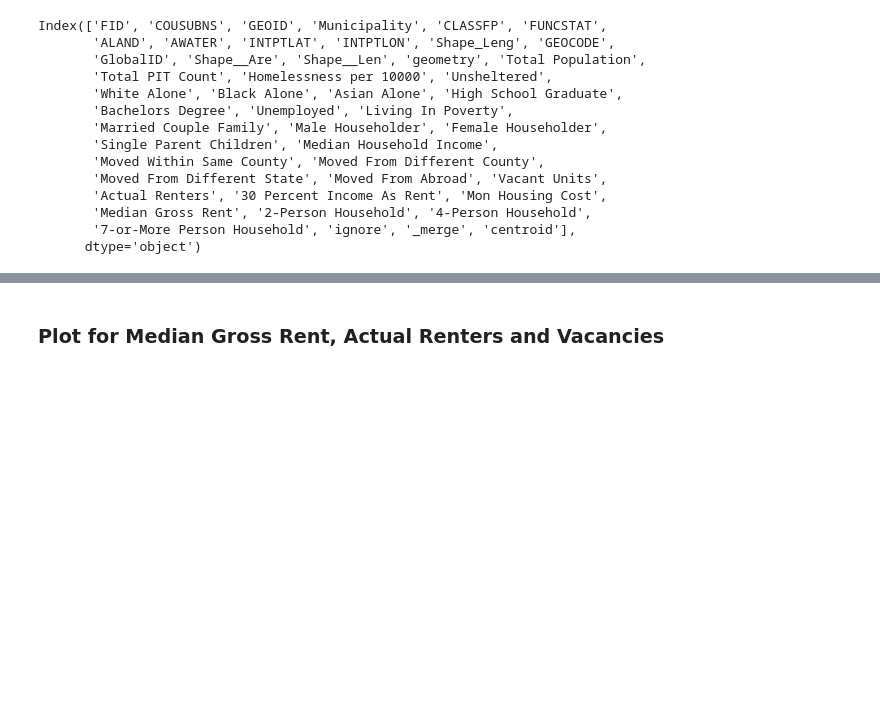
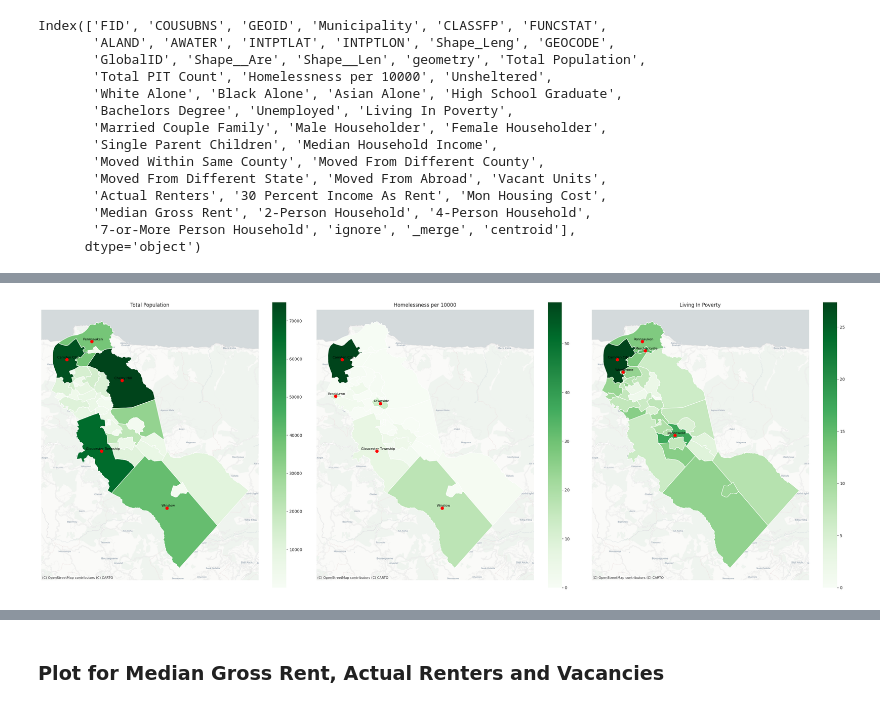
Before and after one commit to Funmiadebajo/GIS, a Jupyter notebook: PS4.ipynb, the cells around one changed output, grey strips where cells are left out. Drawn from its saved outputs; the diff is of its cells as text; code cells hidden in the pictures; blank space fills up the shorter version.

```diff
--- a/PS4.ipynb
+++ b/PS4.ipynb
@@ -554,3 +477,83 @@ Index(['FID', 'COUSUBNS', 'GEOID', 'Municipality', 'CLASSFP', 'FUNCSTAT',
        'Median Gross Rent', '2-Person Household', '4-Person Household',
        '7-or-More Person Household', 'ignore', '_merge', 'centroid'],
       dtype='object')
+# %%
+import contextily as cx
+
+# Ensure geometry is projected to a suitable CRS (e.g., EPSG:3857 for web maps)
+if not merged_data.crs or merged_data.crs.is_geographic:
+    merged_data = merged_data.to_crs(epsg=3857)
+
+# Convert relevant columns to numeric types, handling missing values
+columns_to_numeric = [
+    'Total Population',
+    'Homelessness per 10000',
+    'Living In Poverty',
+]
+for col in columns_to_numeric:
+    if col in merged_data.columns:
+        merged_data[col] = pd.to_numeric(merged_data[col], errors='coerce')
+
+# Drop rows where key metrics are NaN to ensure valid sorting and plotting
+cleaned_data = merged_data.dropna(subset=columns_to_numeric, how='any')
+
+# Get top 5 municipalities for each metric after ensuring numeric conversion
+top_5_pop = cleaned_data.nlargest(5, 'Total Population')
+top_5_homeless = cleaned_data.nlargest(5, 'Homelessness per 10000')
+top_5_poverty = cleaned_data.nlargest(5, 'Living In Poverty')
+
+# Function to annotate top 5 municipalities on each map
+def annotate_top_5(ax, top_5_data):
+    for idx, row in top_5_data.iterrows():
+        # Ensure centroids are computed on valid geometries
+        if row.geometry.is_valid:
+            centroid = row.geometry.centroid
+            ax.annotate(
+                row['Municipality'],
+                xy=(centroid.x, centroid.y),
+                xytext=(3, 3),
+                textcoords="offset points",
+                fontsize=8,
+                ha='center',
+                color='black'
+            )
+            ax.scatter(centroid.x, centroid.y, color='red', s=50, zorder=5)
+
+fig, axes = plt.subplots(1, 3, figsize=(28, 10))
+
+# Total Population
+cleaned_data.plot(
+    column='Total Population', cmap='Greens', legend=True, ax=axes[0],
+    missing_kwds={'color': 'lightgrey'}
+)
+axes[0].set_title('Total Population')
+annotate_top_5(axes[0], top_5_pop)
+cx.add_basemap(axes[0], source=cx.providers.CartoDB.Positron)
+axes[0].set_xticks([])
+axes[0].set_yticks([])
+
+# Homelessness per 10000
+cleaned_data.plot(
+    column='Homelessness per 10000', cmap='Greens', legend=True, ax=axes[1],
+    missing_kwds={'color': 'lightgrey'}
+)
+axes[1].set_title('Homelessness per 10000')
+annotate_top_5(axes[1], top_5_homeless)
+cx.add_basemap(axes[1], source=cx.providers.CartoDB.Positron)
+axes[1].set_xticks([])
+axes[1].set_yticks([])
+
+# Living In Poverty
+cleaned_data.plot(
+    column='Living In Poverty', cmap='Greens', legend=True, ax=axes[2],
+    missing_kwds={'color': 'lightgrey'}
+)
+axes[2].set_title('Living In Poverty')
+annotate_top_5(axes[2], top_5_poverty)
+cx.add_basemap(axes[2], source=cx.providers.CartoDB.Positron)
+axes[2].set_xticks([])
+axes[2].set_yticks([])
+
+plt.tight_layout()
+plt.show()
+# %% [output]
@@ -556,0 +572 @@ Index(['FID', 'COUSUBNS', 'GEOID', 'Municipality', 'CLASSFP', 'FUNCSTAT',
+[figure, added]
```
Also changed, not shown: parts of 30 cells of this notebook.
